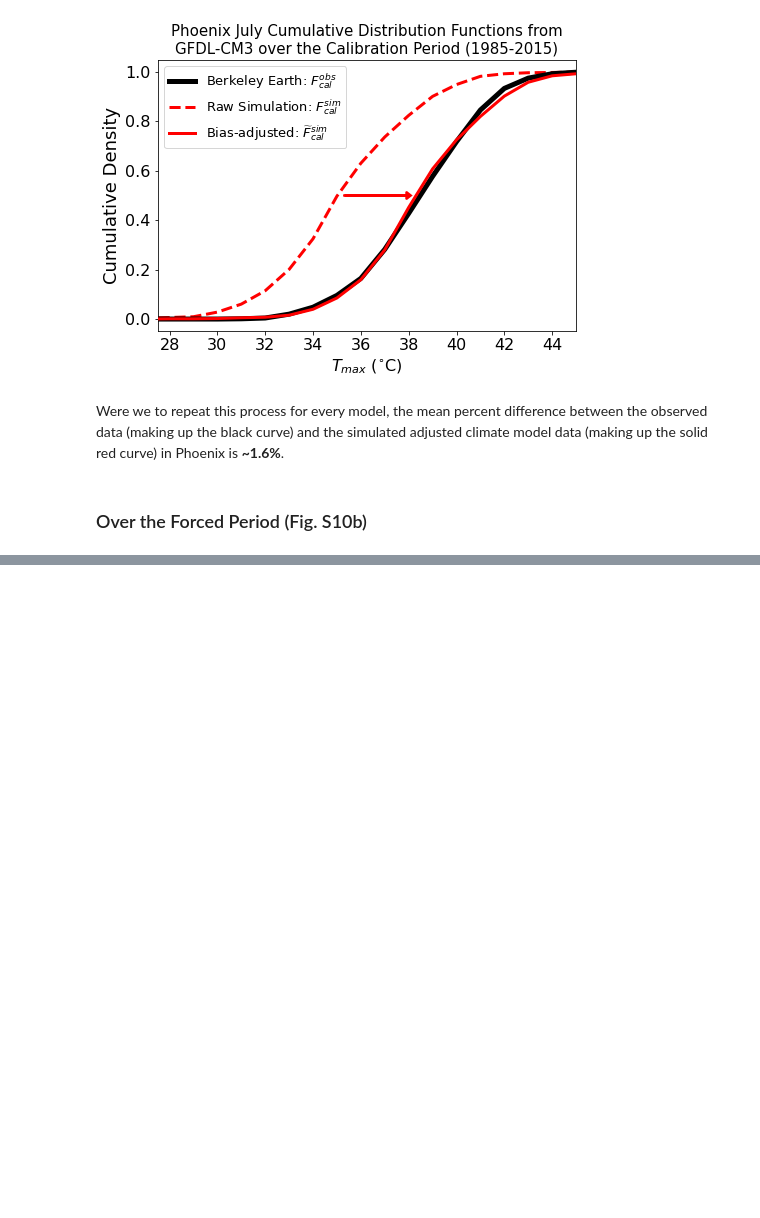
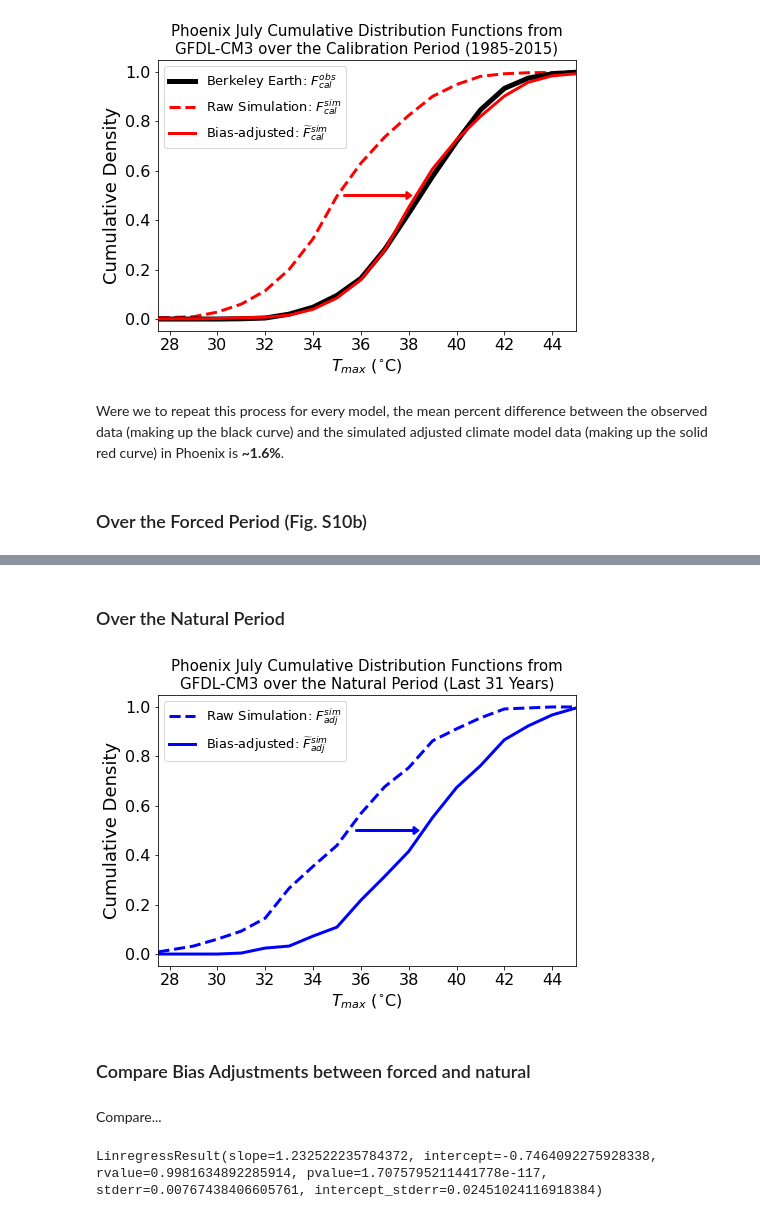
Before and after one commit to climatecentral/gilford22_attframework, a Jupyter notebook: BiasAdjust_comparison.ipynb, the cells around one changed output, grey strips where cells are left out. Saved outputs shown, nothing was run; the diff lists cells and outputs as text; code cells hidden in the pictures; blank space fills up the shorter version.

Commit message:
Added natural CDF + scatterplot

```diff
--- a/BiasAdjust_comparison.ipynb
+++ b/BiasAdjust_comparison.ipynb
@@ -243,0 +244,37 @@ NameError: name 'minyear' is not defined
+# %% [markdown]
+### Over the Natural Period
+# %%
+# plot the CDFs
+fig, ax1 = plt.subplots(figsize=(7.5,5))
+
+# Simulated Temperatures from eg model
+ax1.plot(kbins,
+            ECDF(eg_storage['natural_xsimadj_raw'].TMAX.sel(lon=eg_loc[0],lat=eg_loc[1],method='nearest').sel(time=eg_crossing_slice))(kbins),
+            color='blue',ls='--',lw=3,label='Raw Simulation: ${F}^{sim}_{adj}$',zorder=1)
+
+ax1.plot(kbins,
+            ECDF(eg_storage['natural_xsimadj_BA'].TMAX.sel(lon=eg_loc[0],lat=eg_loc[1],method='nearest').sel(time=eg_crossing_slice))(kbins),
+            color='blue',lw=3,ls='-',label='Bias-adjusted: $\widetilde{F}^{sim}_{adj}$',zorder=2)
+
+# add an arrow between the two values
+ax1.arrow(35.8,0.5,2.4,0,lw=2,color='blue',head_width=0.03, head_length=0.2,alpha=1)
+
+
+plt.legend(loc='upper left',fontsize=13)
+plt.title('Phoenix July Cumulative Distribution Functions from\n'+mname+' over the Natural Period (Last 31 Years)',fontsize=15)
+
+ax1.set_ylabel('Cumulative Density',fontsize=18)
+ax1.set_xlabel('$T_{max}$ ($^{\circ}$C)',fontsize=16)
+ax1.set_xticks(kbins[0::2])
+ax1.set_xticklabels(kbins[0::2],fontsize=16)
+ax1.set_yticks(np.arange(0,1+0.2,0.2))
+ax1.set_yticklabels([0.,0.2,0.4,0.6,0.8,1.0],fontsize=16)
+plt.xlim([27.5,45])
+
+plt.show()
+# %% [output]
+[figure, added]
+# %% [markdown]
+### Compare Bias Adjustments between forced and natural
+# %% [markdown]
+Compare...
@@ -243,0 +292,7 @@ NameError: name 'minyear' is not defined
+# %%
+# regress the bias adjustments in Phoenix against one another
+linstats=scipy.stats.linregress(forced_BA_magnitude_query,natural_BA_magnitude_query)
+print(linstats)
+rsquared=linstats.rvalue**2
+# %% [output]
+LinregressResult(slope=1.232522235784372, intercept=-0.7464092275928338, rvalue=0.9981634892285914, pvalue=1.7075795211441778e-117, stderr=0.00767438406605761, intercept_stderr=0.02451024116918384)
```
Also changed, not shown: parts of 5 cells of this notebook, 3 other files.
